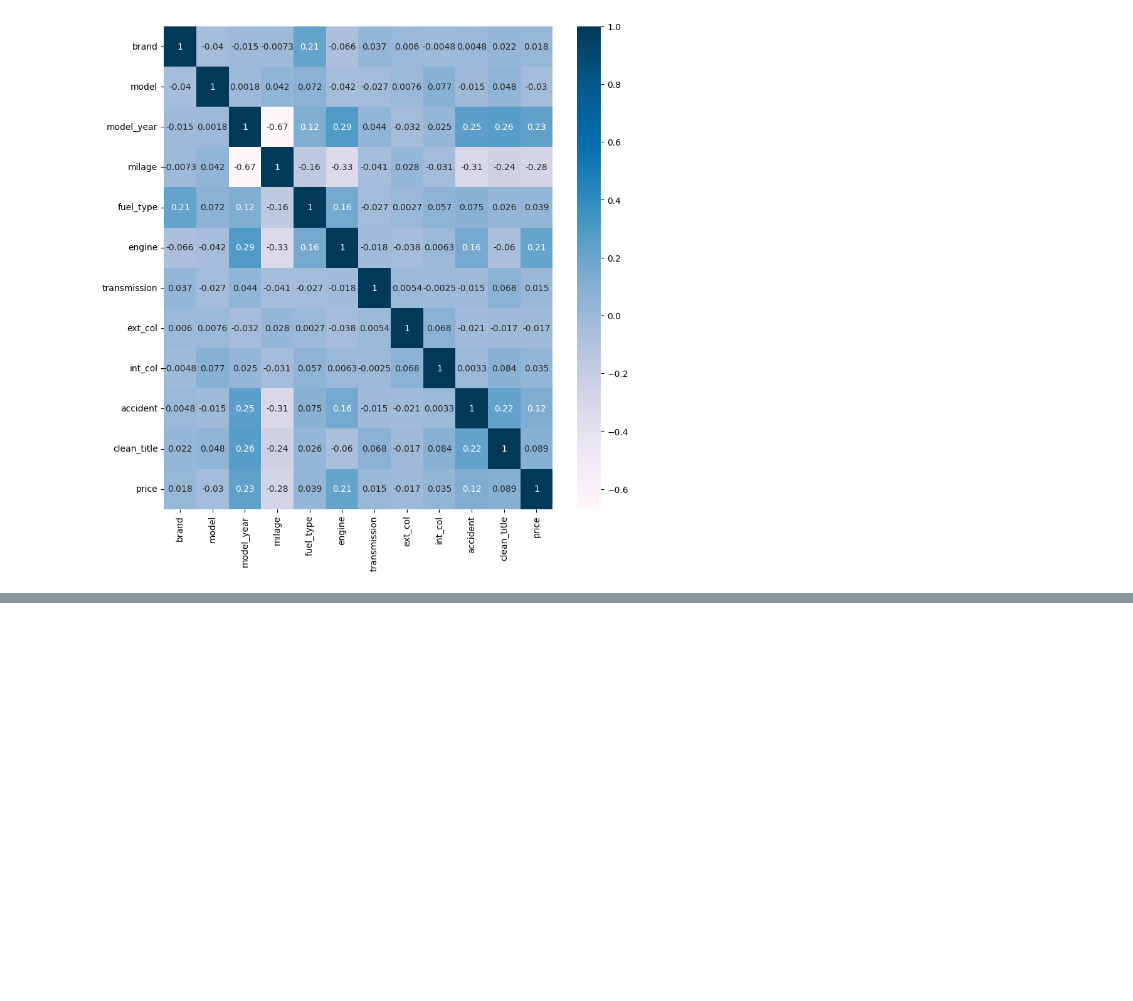
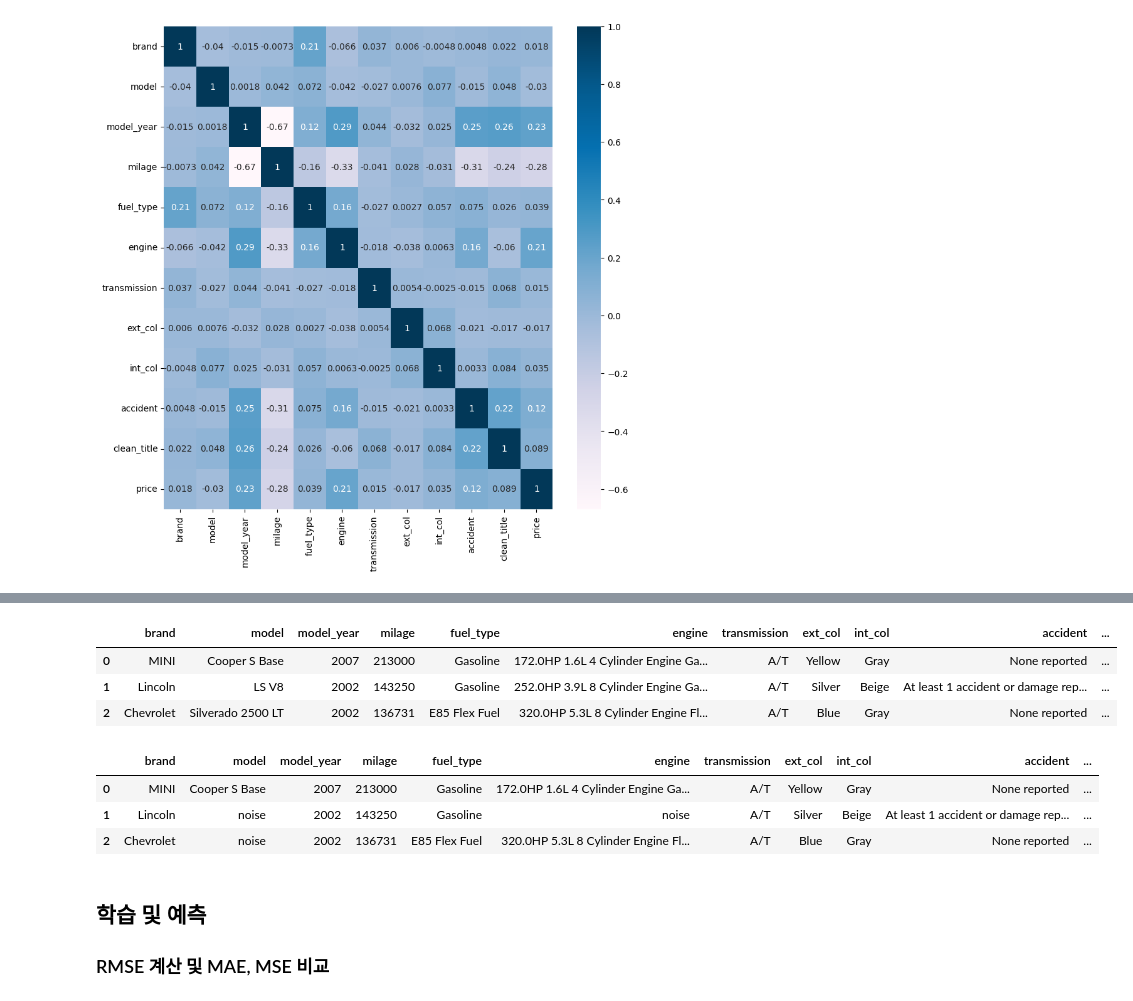
Before and after one commit to clover-minjung/kaggle_copy, a Jupyter notebook: regression_of_used_car_prices.ipynb, the cells around one changed output, grey strips where cells are left out. Drawn from its saved outputs; the diff is of its cells as text; code cells hidden in the pictures; blank space fills up the shorter version.

```diff
--- a/regression_of_used_car_prices.ipynb
+++ b/regression_of_used_car_prices.ipynb
@@ -218,0 +256,44 @@ plt.show()
+# %%
+# 차량 연식와 관련된 컬럼 생성 함수
+def extract_age_features(df):
+    current_year = 2024
+
+    # 차량 연식 계산
+    df['Vehicle_Age'] = current_year - df['model_year']
+
+    # 연간 주행거리 계산
+    df['Mileage_per_Year'] = df['milage'] / df['Vehicle_Age']
+
+    # 차량 연식별 평균 주행거리
+    df['milage_with_age'] =  df.groupby('Vehicle_Age')['milage'].transform('mean')
+
+    # 차량 연식별 평균 연간 주행거리
+    df['Mileage_per_Year_with_age'] =  df.groupby('Vehicle_Age')['Mileage_per_Year'].transform('mean')
+
+    return df
+
+# 고급 브랜드 여부 컬럼 생성 함수
+def extract_other_features(df):
+    # 고급 브랜드 리스트
+    luxury_brands =  ['Mercedes-Benz', 'BMW', 'Audi', 'Porsche', 'Land',
+                    'Lexus', 'Jaguar', 'Bentley', 'Maserati', 'Lamborghini',
+                    'Rolls-Royce', 'Ferrari', 'McLaren', 'Aston', 'Maybach']
+
+    # 고급 브랜드 여부 1, 0으로 표시
+    df['Is_Luxury_Brand'] = df['brand'].apply(lambda x: 1 if x in luxury_brands else 0)
+
+    return df
+# %%
+# train, test 데이터에 컬럼 생성 함수 적용
+train = extract_age_features(train)
+test = extract_age_features(test)
+
+train = extract_other_features(train)
+test = extract_other_features(test)
+# %%
+train.head(3)
+# %% [output]
+|  | brand | model | model_year | milage | fuel_type | engine | transmission | ext_col | int_col | accident | ... |
+| 0 | MINI | Cooper S Base | 2007 | 213000 | Gasoline | 172.0HP 1.6L 4 Cylinder Engine Ga... | A/T | Yellow | Gray | None reported | ... |
+| 1 | Lincoln | LS V8 | 2002 | 143250 | Gasoline | 252.0HP 3.9L 8 Cylinder Engine Ga... | A/T | Silver | Beige | At least 1 accident or damage rep... | ... |
+| 2 | Chevrolet | Silverado 2500 LT | 2002 | 136731 | E85 Flex Fuel | 320.0HP 5.3L 8 Cylinder Engine Fl... | A/T | Blue | Gray | None reported | ... |
@@ -218,0 +327,7 @@ plt.show()
+# %%
+train.head(3)
+# %% [output]
+|  | brand | model | model_year | milage | fuel_type | engine | transmission | ext_col | int_col | accident | ... |
+| 0 | MINI | Cooper S Base | 2007 | 213000 | Gasoline | 172.0HP 1.6L 4 Cylinder Engine Ga... | A/T | Yellow | Gray | None reported | ... |
+| 1 | Lincoln | noise | 2002 | 143250 | Gasoline | noise | A/T | Silver | Beige | At least 1 accident or damage rep... | ... |
+| 2 | Chevrolet | noise | 2002 | 136731 | E85 Flex Fuel | 320.0HP 5.3L 8 Cylinder Engine Fl... | A/T | Blue | Gray | None reported | ... |
@@ -218,0 +338,3 @@ plt.show()
+# %% [markdown]
+## 학습 및 예측
+### RMSE 계산 및 MAE, MSE 비교
```
Also changed, not shown: parts of 16 cells of this notebook.
